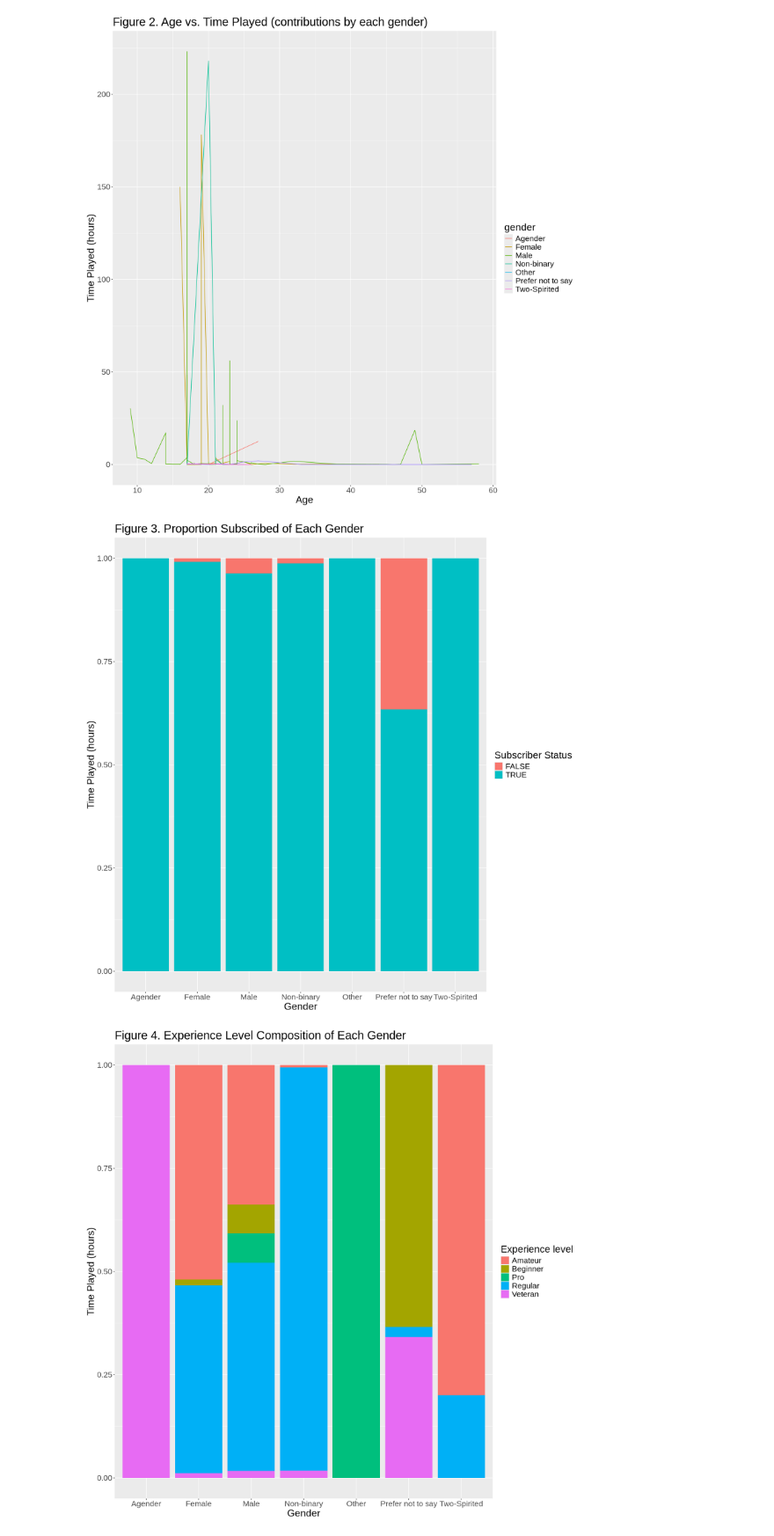
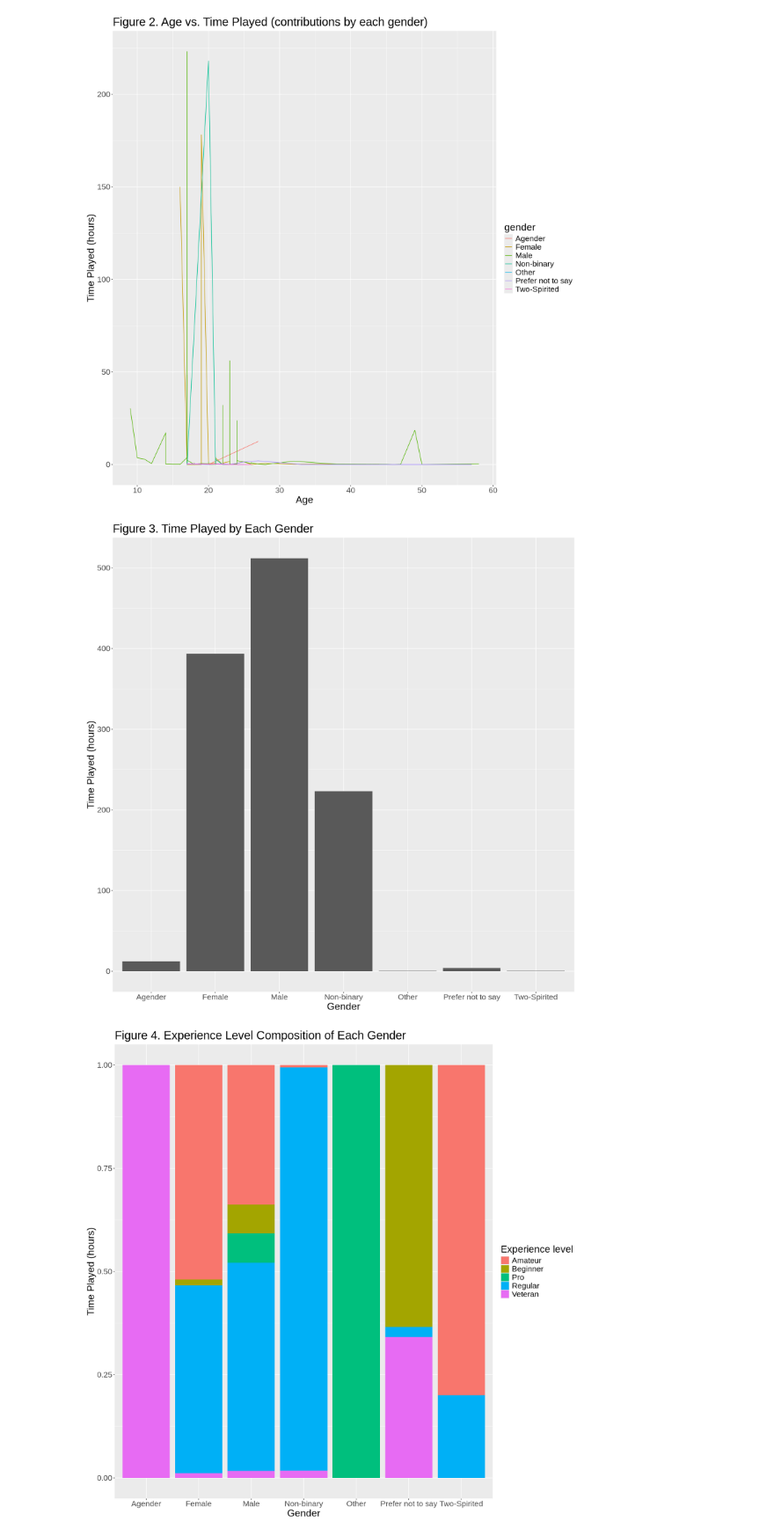
Before and after one commit to Inesh-DSCI/Inesh-DSCI-Inesh-s-Individual-Project-Planning-32, a Jupyter notebook: Final Combined File.ipynb, the cells around one changed output. Shown at 88% size. Cells and saved outputs as stored; diff of their text form; code cells hidden in the pictures.

```diff
--- a/Final Combined File.ipynb
+++ b/Final Combined File.ipynb
@@ -194,14 +194,14 @@ Warning message:
 # %%
 #Figure 3.
 
 options(repr.plot.width = 14, repr.plot.height = 14)
 
-gender_vs_hours_played<- ggplot(players, aes(x = gender, y = played_hours, fill = subscribe)) +
-   geom_bar(stat = "identity", position = "fill")+theme(text = element_text(size = 20)) +
-labs(title= "Figure 3. Proportion Subscribed of Each Gender", x="Gender", y="Time Played (hours)",  fill = "Subscriber Status")
+gender_vs_hours_played<- ggplot(players, aes(x = gender, y = played_hours)) +
+   geom_bar(stat = "identity")+theme(text = element_text(size = 20)) +
+labs(title= "Figure 3. Time Played by Each Gender", x="Gender", y="Time Played (hours)")
 gender_vs_hours_played
 # %% [output]
-[figure, old version]
+[figure, new version]
 # %%
 #Figure 4.
 
```
Also changed, not shown: parts of 7 cells of this notebook.
